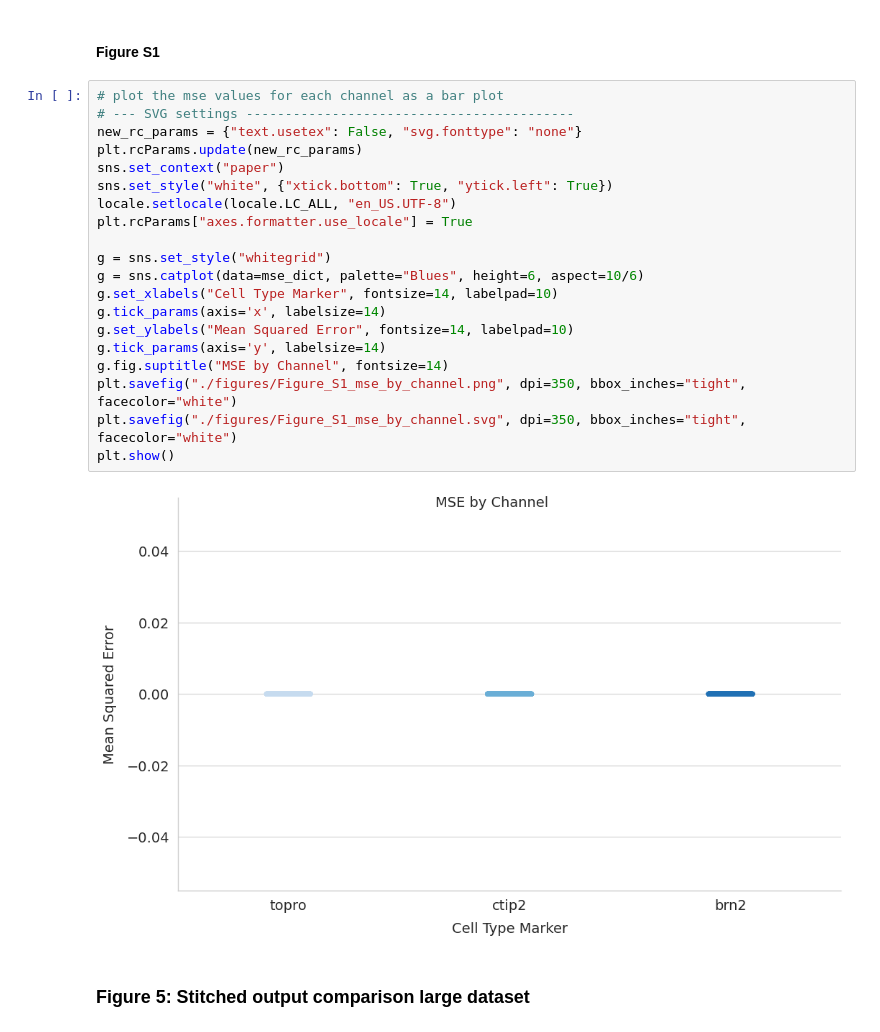
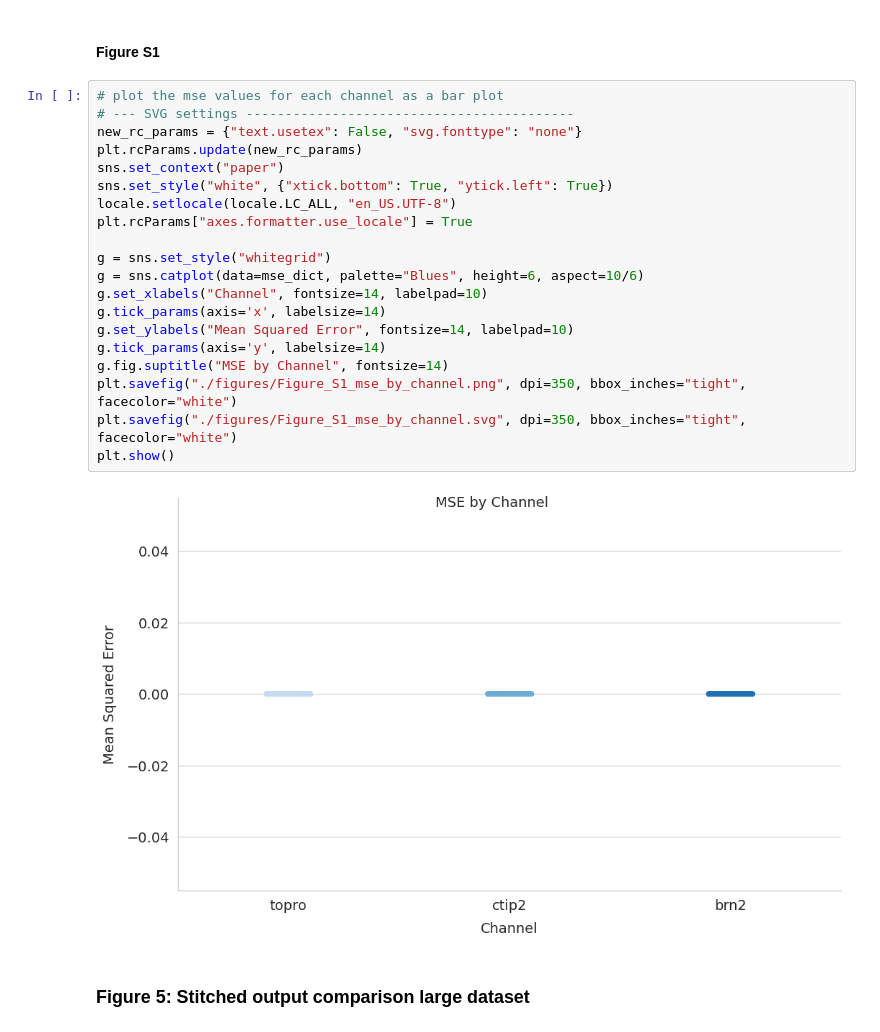
Before and after one commit to CaroAMN/rescue_orphan_code_results, a Jupyter notebook: functional_equivalence_testing/output_comparison.ipynb, the cells around one changed output. Cells and saved outputs as stored; diff of their text form.

Commit message:
update figure

```diff
--- a/functional_equivalence_testing/output_comparison.ipynb
+++ b/functional_equivalence_testing/output_comparison.ipynb
@@ -607,25 +607,25 @@ mse_dict = {
 # %%
 # plot the mse values for each channel as a bar plot
 # --- SVG settings ------------------------------------------
 new_rc_params = {"text.usetex": False, "svg.fonttype": "none"}
 plt.rcParams.update(new_rc_params)
 sns.set_context("paper")
 sns.set_style("white", {"xtick.bottom": True, "ytick.left": True})
 locale.setlocale(locale.LC_ALL, "en_US.UTF-8")
 plt.rcParams["axes.formatter.use_locale"] = True
 
 g = sns.set_style("whitegrid")
 g = sns.catplot(data=mse_dict, palette="Blues", height=6, aspect=10/6)
-g.set_xlabels("Cell Type Marker", fontsize=14, labelpad=10)
+g.set_xlabels("Channel", fontsize=14, labelpad=10)
 g.tick_params(axis='x', labelsize=14)
 g.set_ylabels("Mean Squared Error", fontsize=14, labelpad=10)
 g.tick_params(axis='y', labelsize=14)
 g.fig.suptitle("MSE by Channel", fontsize=14)
 plt.savefig("./figures/Figure_S1_mse_by_channel.png", dpi=350, bbox_inches="tight", facecolor="white")
 plt.savefig("./figures/Figure_S1_mse_by_channel.svg", dpi=350, bbox_inches="tight", facecolor="white")
 plt.show()
 # %% [output]
-[figure, old version]
+[figure, new version]
 # %% [markdown]
 ### Figure 5: Stitched output comparison large dataset
 # %%
```
Also changed, not shown: 2 other files.
